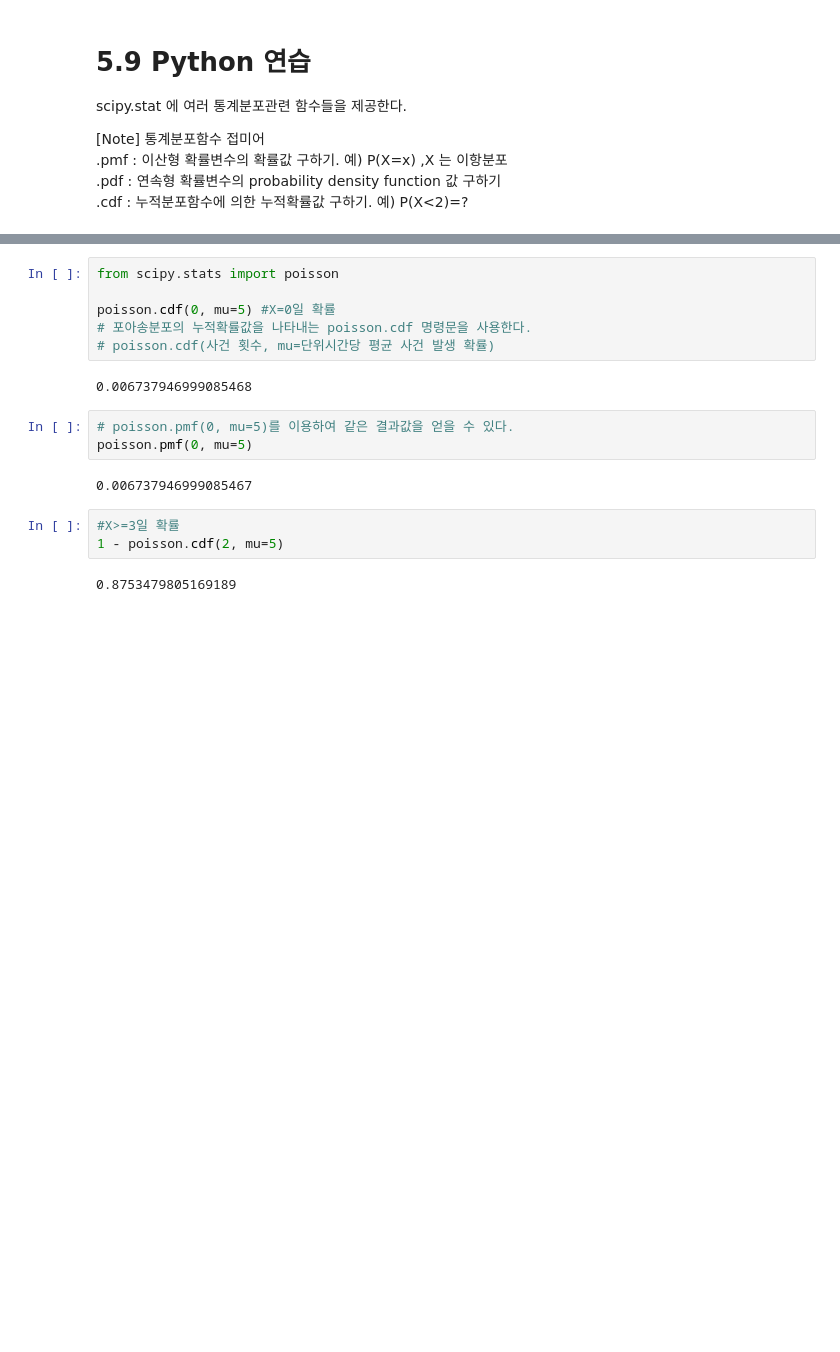
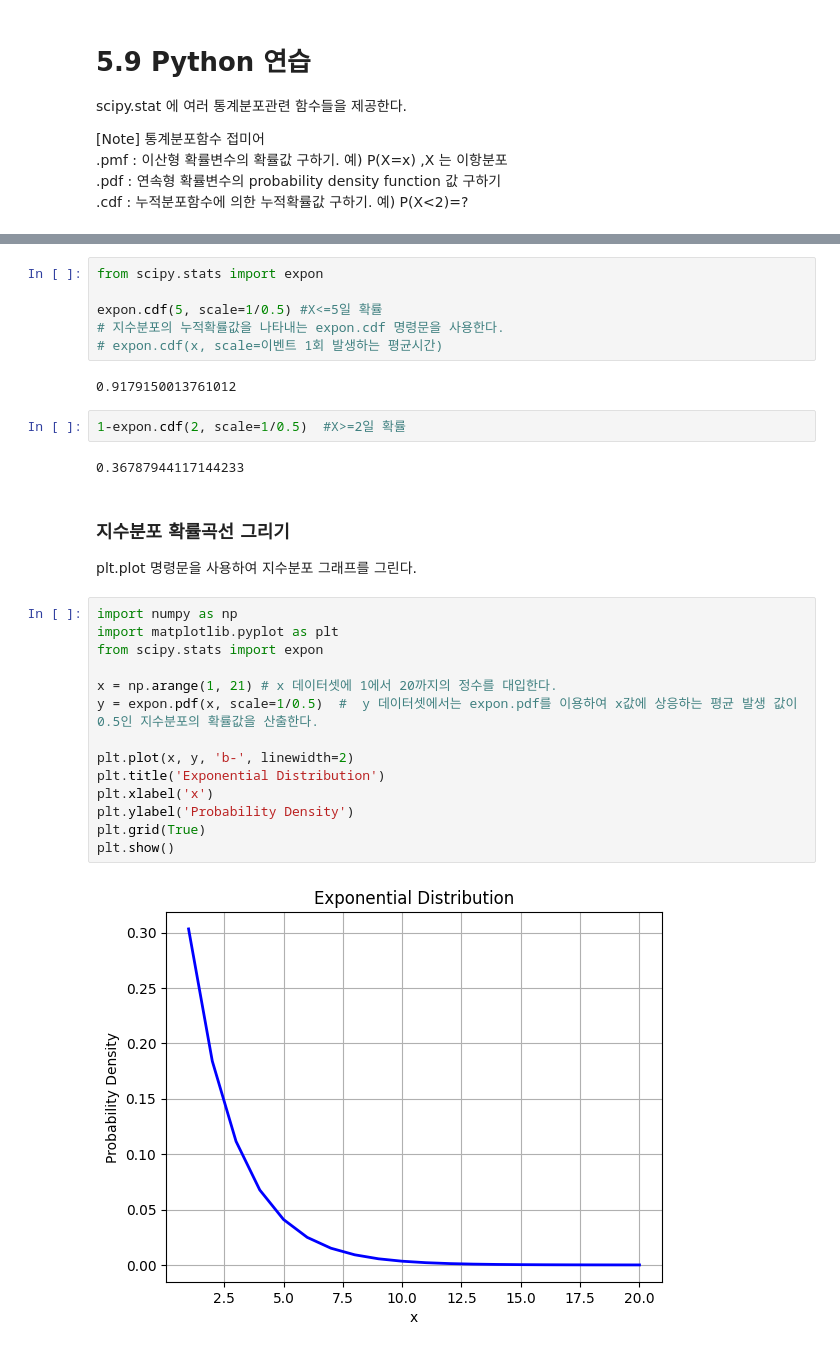
Before and after one commit to ikwak2/StatBook, a Jupyter notebook: ch5/5_9_python_prac.ipynb, the cells around one changed output, grey strips where cells are left out. Saved outputs shown, nothing was run; the diff lists cells and outputs as text; blank space fills up the shorter version.

```diff
--- a/ch5/5_9_python_prac.ipynb
+++ b/ch5/5_9_python_prac.ipynb
@@ -42,18 +53,31 @@ scipy.stats 모듈의 poisson 명령문을 사용하여 포아송분포 확률
 # %%
-from scipy.stats import poisson
+from scipy.stats import expon
 
-poisson.cdf(0, mu=5) #X=0일 확률
-# 포아송분포의 누적확률값을 나타내는 poisson.cdf 명령문을 사용한다.
-# poisson.cdf(사건 횟수, mu=단위시간당 평균 사건 발생 확률)
+expon.cdf(5, scale=1/0.5) #X<=5일 확률
+# 지수분포의 누적확률값을 나타내는 expon.cdf 명령문을 사용한다.
+# expon.cdf(x, scale=이벤트 1회 발생하는 평균시간)
 # %% [output]
-0.006737946999085468
+0.9179150013761012
-# %%
-# poisson.pmf(0, mu=5)를 이용하여 같은 결과값을 얻을 수 있다.
-poisson.pmf(0, mu=5)
-# %% [output]
-0.006737946999085467
-# %%
-#X>=3일 확률
-1 - poisson.cdf(2, mu=5)
-# %% [output]
-0.8753479805169189
+# %%
+1-expon.cdf(2, scale=1/0.5)  #X>=2일 확률
+# %% [output]
+0.36787944117144233
+# %% [markdown]
+### 지수분포 확률곡선 그리기
+plt.plot 명령문을 사용하여 지수분포 그래프를 그린다.
+# %%
+import numpy as np
+import matplotlib.pyplot as plt
+from scipy.stats import expon
+
+x = np.arange(1, 21) # x 데이터셋에 1에서 20까지의 정수를 대입한다.
+y = expon.pdf(x, scale=1/0.5)  #  y 데이터셋에서는 expon.pdf를 이용하여 x값에 상응하는 평균 발생 값이 0.5인 지수분포의 확률값을 산출한다.
+
+plt.plot(x, y, 'b-', linewidth=2)
+plt.title('Exponential Distribution')
+plt.xlabel('x')
+plt.ylabel('Probability Density')
+plt.grid(True)
+plt.show()
+# %% [output]
+[figure, added]
```
Also changed, not shown: parts of 10 cells of this notebook.
